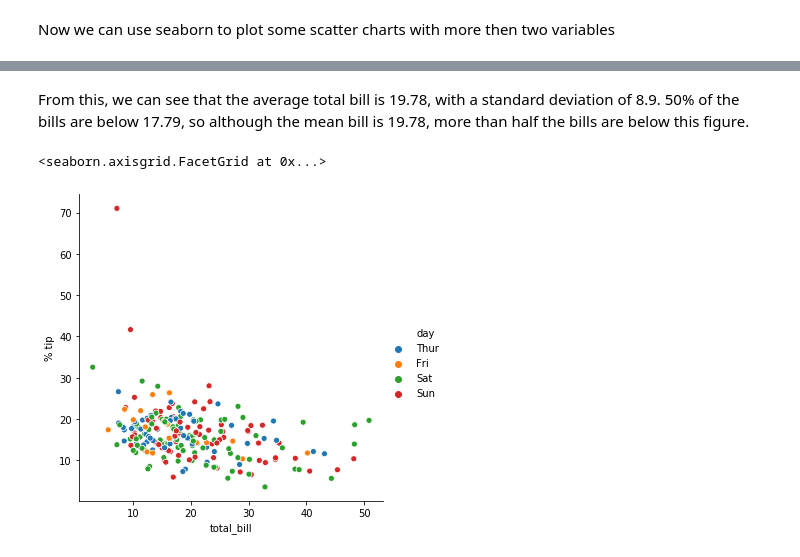
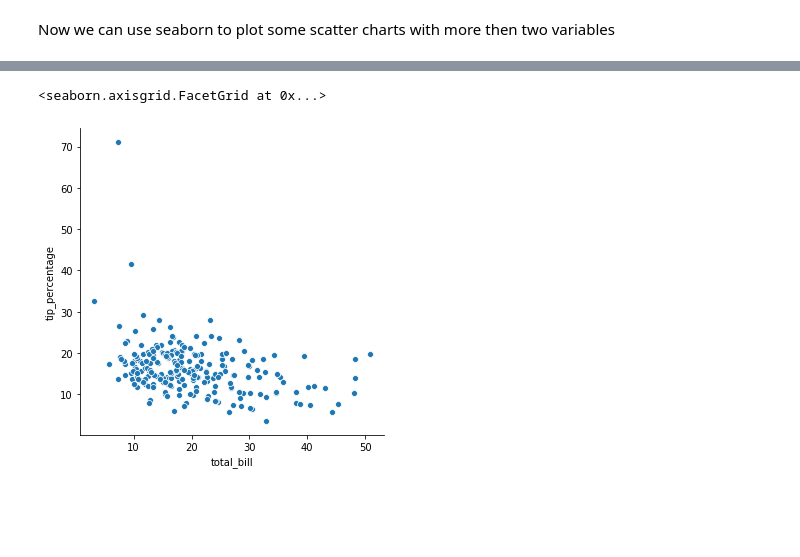
Before and after one commit to BarryClarke/Fundamentals---Assessment-2019, a Jupyter notebook: Tips dataset.ipynb, the cells around one changed output, grey strips where cells are left out. Drawn from its saved outputs; the diff is of its cells as text; code cells hidden in the pictures; blank space fills up the shorter version.

```diff
--- a/Tips dataset.ipynb
+++ b/Tips dataset.ipynb
@@ -37,7 +44,7 @@ data = pd.read_csv('Data/tips.csv')
 avetip = data["tip"]/data["total_bill"]*100
 plt.plot(avetip, 'r.')
 # Adjust the output plot sizes to be full page width
-plt.rcParams['figure.figsize'] = (16,8)
+plt.rcParams['figure.figsize'] = (14,6) # [2]
 # Adding plot titles and axis labels, with font size adjustments
 plt.title('Plot of tip as a percentage of the total bill', size=25)
 plt.xlabel('record', size=20)
@@ -47,0 +104,3 @@ Text(0, 0.5, 'Tip (% of total bill)')
+# %%
+# Insert a new column into the dataset for the percentage tip of total bill
+data['tip_percentage'] = data["tip"]/data["total_bill"]*100
@@ -65,3 +138,0 @@ tips.head()
-# %%
-# Insert a new column into the dataset for the percentage tip of total bill
-tips['% tip'] = tips["tip"]/data["total_bill"]*100
@@ -92,8 +141,9 @@ tips.describe()
-# %% [markdown]
-From this, we can see that the average total bill is 19.78, with a standard deviation of 8.9. 50% of the bills are below 17.79, so although the mean bill is 19.78, more than half the bills are below this figure.
+# %%
+# Insert a new column into the dataset for the percentage tip of total bill
+tips['tip_percentage'] = tips["tip"]/data["total_bill"]*100
 # %%
-# Compare the %tip given by days
-sns.relplot(x="total_bill", y="% tip", hue="day", data=tips)
+# Plot total_bill vs tip_percentage
+sns.relplot(x="total_bill", y="tip_percentage", data=tips)
 # %% [output]
 <seaborn.axisgrid.FacetGrid at 0x...>
-[figure, old version]
+[figure, new version]
```
Also changed, not shown: parts of 29 cells of this notebook, 1 other file.
